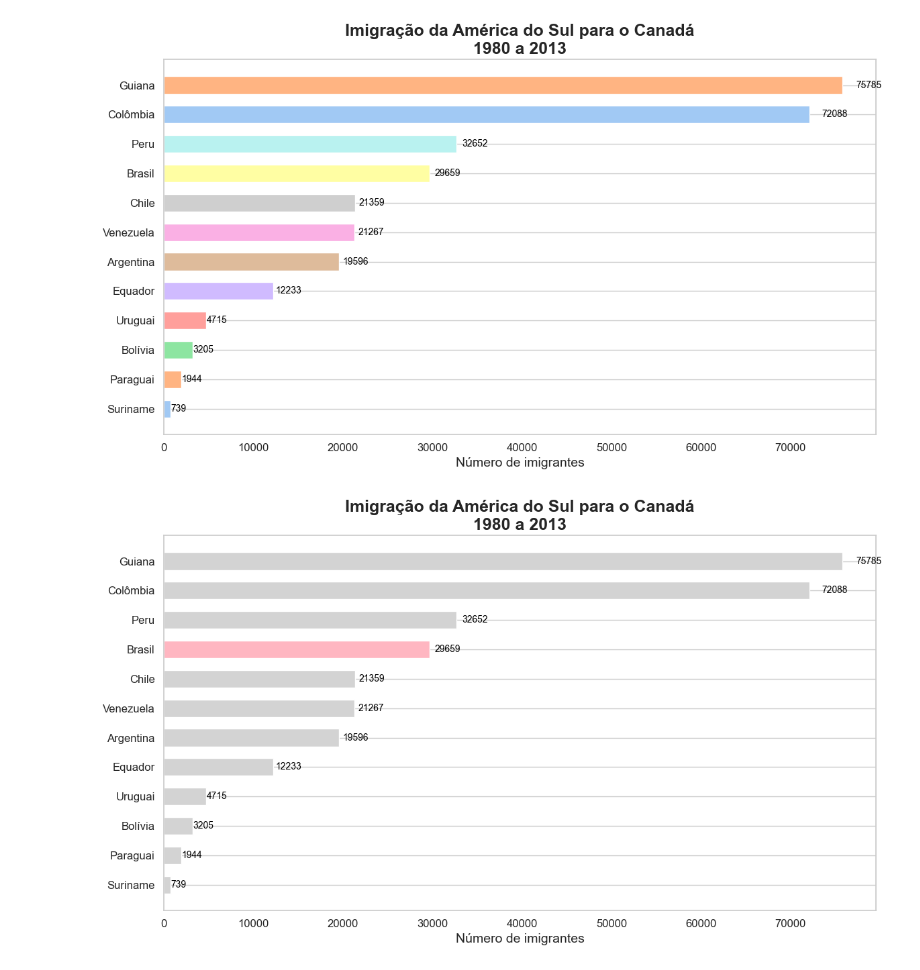
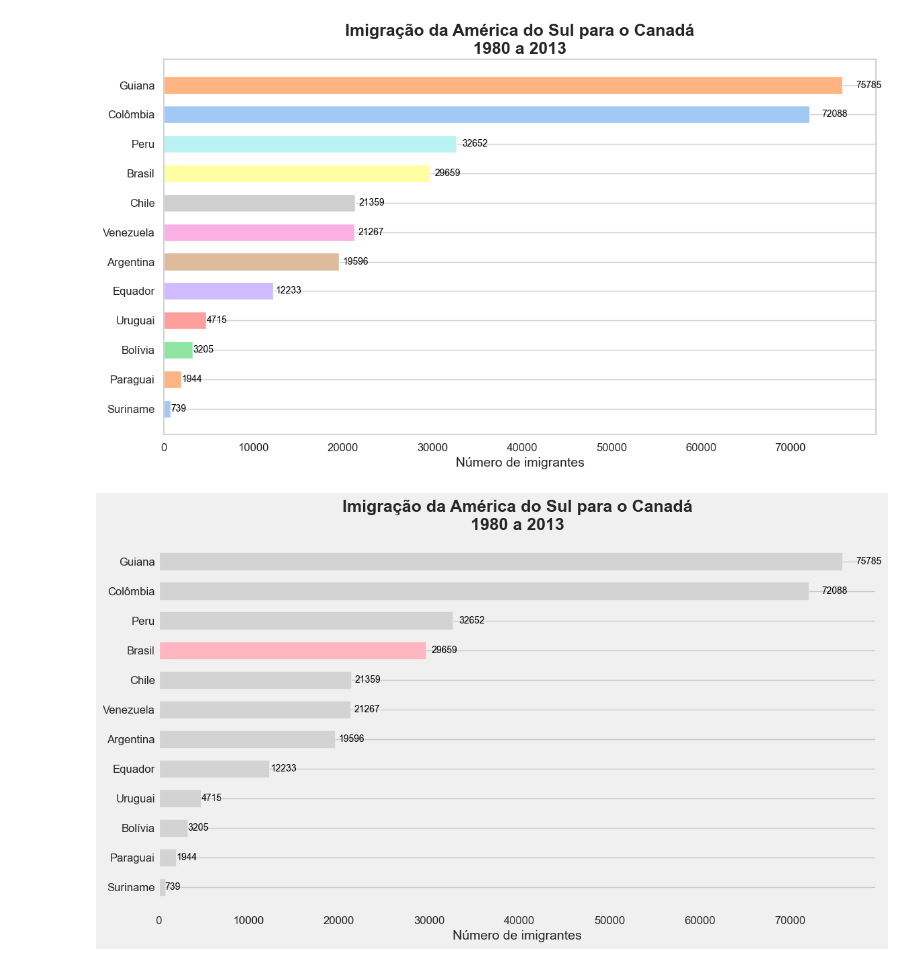
Before and after one commit to Gih-RSB/SemanaEstatistica, a Jupyter notebook: aula3.ipynb, the cells around one changed output. Drawn from its saved outputs; the diff is of its cells as text; code cells hidden in the pictures.

```diff
--- a/aula3.ipynb
+++ b/aula3.ipynb
@@ -664,43 +664,55 @@ plt.show()
 [figure]
 # %%
 import matplotlib.pyplot as plt
-import seaborn as sns
 
-# Configurar o estilo do gráfico
-sns.set(style='whitegrid')
+# Configurar o estilo do gráfico (usando apenas Matplotlib)
+plt.style.use('fivethirtyeight')
 
 # Criar a figura e os eixos
 fig, ax = plt.subplots(figsize=(12, 7))
 
 # Definir cores
 cor_brasil = '#ffb6c1'
 cor_padrao = '#D3D3D3'
 cores = [cor_brasil if pais == 'Brasil' else cor_padrao for pais in america_sul_sorted.index]
 
 bars = ax.barh(america_sul_sorted.index, america_sul_sorted['Total'], color=cores, height=0.6)
 
 # Adicionar rótulos de dados nas barras
 for bar in bars:
-    width = bar.get_width()
-    ax.text(width + 0.02 * width, bar.get_y() + bar.get_height() / 2,
-            f'{width:.0f}', va='center', ha='left', fontsize=10, color='black')
+    width = bar.get_width()  # Obtém a largura da barra
+    # Adiciona o texto ao lado da barra
+    ax.text(
+        width * 1.02,  # Posição horizontal ajustada
+        bar.get_y() + bar.get_height() / 2,  # Posição vertical centralizada
+        f'{width:.0f}',  # Texto a ser exibido
+        va='center',  # Alinhamento vertical
+        ha='left',  # Alinhamento horizontal
+        fontsize=10,  # Tamanho da fonte
+        color='black'  # Cor do texto
+    )
+
+'''
+Esse código adiciona um rótulo ao lado direito de cada barra, centralizado verticalmente em relação à barra,
+exibindo o valor numérico da largura da barra. Isso ajuda a tornar o gráfico mais informativo, mostrando explicitamente o valor de cada barra diretamente no gráfico.
+'''
 
 # Configurar o título e os rótulos dos eixos
 ax.set_title('Imigração da América do Sul para o Canadá\n1980 a 2013', fontsize=18, fontweight='bold')
 ax.set_xlabel('Número de imigrantes', fontsize=14)
 ax.set_ylabel('')
 
 # Configurar o tamanho das fontes dos ticks
 ax.xaxis.set_tick_params(labelsize=12)
 ax.yaxis.set_tick_params(labelsize=12)
 
 # Remover a grade horizontal para um visual mais limpo
 ax.xaxis.grid(False)
 
 # Ajustar o layout para não cortar os rótulos e deixar o gráfico bem ajustado
 plt.tight_layout()
 
 # Exibir o gráfico
 plt.show()
 # %% [output]
-[figure, old version]
+[figure, new version]
```
